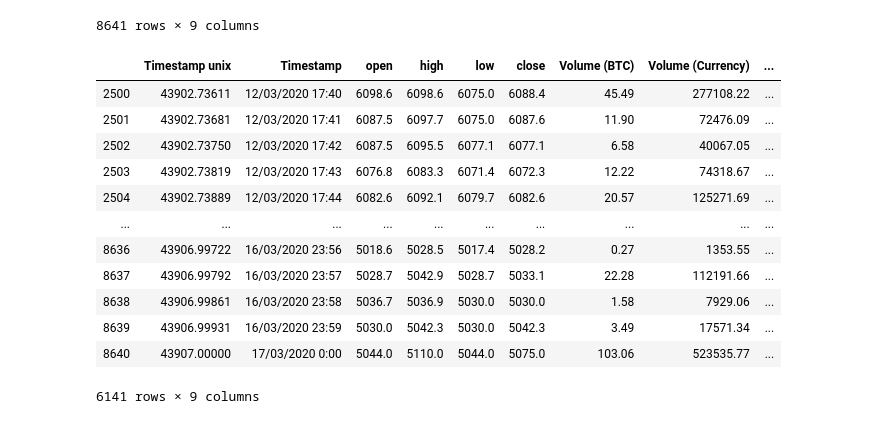
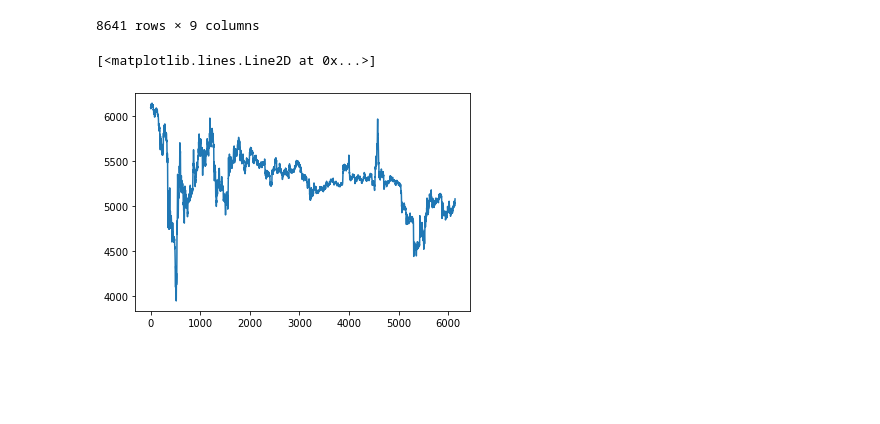
Before and after one commit to edwinagnew/crypto-bot, a Jupyter notebook: explore_gradient.ipynb, the cells around one changed output. Drawn from its saved outputs; the diff is of its cells as text; code cells hidden in the pictures; blank space fills up the shorter version.

```diff
--- a/explore_gradient.ipynb
+++ b/explore_gradient.ipynb
@@ -139,19 +151,8 @@ df
 | 8639 | 43906.99931 | 16/03/2020 23:59 | 5030.0 | 5042.3 | 5030.0 | 5042.3 | 3.49 | 17571.34 | ... |
 | 8640 | 43907.00000 | 17/03/2020 0:00 | 5044.0 | 5110.0 | 5044.0 | 5075.0 | 103.06 | 523535.77 | ... |
 8641 rows × 9 columns
-# %%
-df[2500:]
-# %% [output]
-|  | Timestamp unix | Timestamp | open | high | low | close | Volume (BTC) | Volume (Currency) | ... |
-| 2500 | 43902.73611 | 12/03/2020 17:40 | 6098.6 | 6098.6 | 6075.0 | 6088.4 | 45.49 | 277108.22 | ... |
-| 2501 | 43902.73681 | 12/03/2020 17:41 | 6087.5 | 6097.7 | 6075.0 | 6087.6 | 11.90 | 72476.09 | ... |
-| 2502 | 43902.73750 | 12/03/2020 17:42 | 6087.5 | 6095.5 | 6077.1 | 6077.1 | 6.58 | 40067.05 | ... |
-| 2503 | 43902.73819 | 12/03/2020 17:43 | 6076.8 | 6083.3 | 6071.4 | 6072.3 | 12.22 | 74318.67 | ... |
-| 2504 | 43902.73889 | 12/03/2020 17:44 | 6082.6 | 6092.1 | 6079.7 | 6082.6 | 20.57 | 125271.69 | ... |
-| ... | ... | ... | ... | ... | ... | ... | ... | ... | ... |
-| 8636 | 43906.99722 | 16/03/2020 23:56 | 5018.6 | 5028.5 | 5017.4 | 5028.2 | 0.27 | 1353.55 | ... |
-| 8637 | 43906.99792 | 16/03/2020 23:57 | 5028.7 | 5042.9 | 5028.7 | 5033.1 | 22.28 | 112191.66 | ... |
-| 8638 | 43906.99861 | 16/03/2020 23:58 | 5036.7 | 5036.9 | 5030.0 | 5030.0 | 1.58 | 7929.06 | ... |
-| 8639 | 43906.99931 | 16/03/2020 23:59 | 5030.0 | 5042.3 | 5030.0 | 5042.3 | 3.49 | 17571.34 | ... |
-| 8640 | 43907.00000 | 17/03/2020 0:00 | 5044.0 | 5110.0 | 5044.0 | 5075.0 | 103.06 | 523535.77 | ... |
-6141 rows × 9 columns
+# %%
+plt.plot(df[2500:].Weighted_Price.values)
+# %% [output]
+[<matplotlib.lines.Line2D at 0x...>]
+[figure, added]
```
Also changed, not shown: parts of 5 cells of this notebook, 2 other files.
